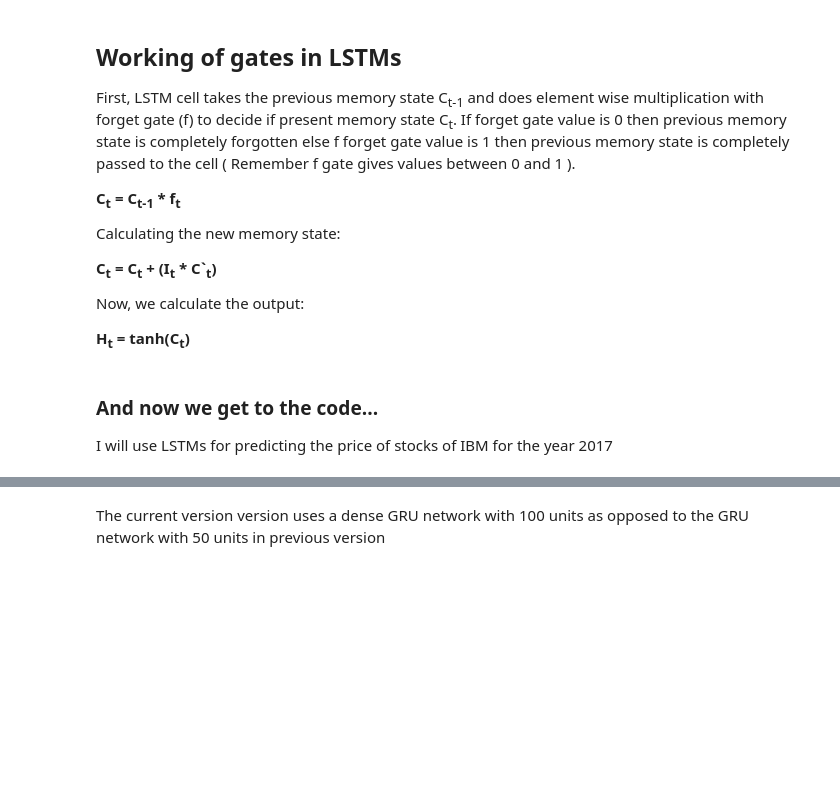
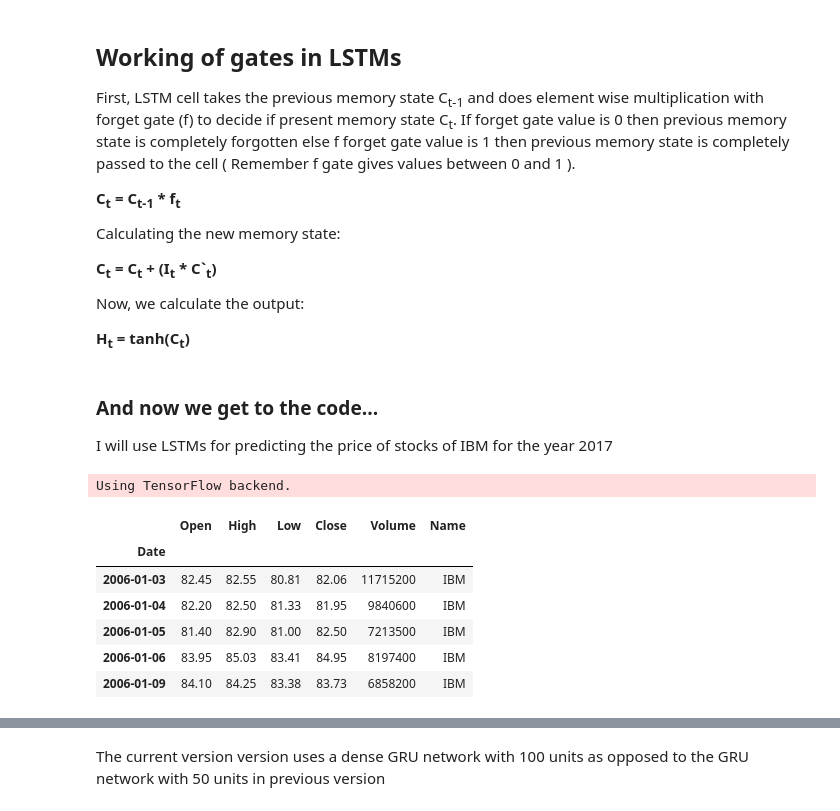
Before and after one commit to Killian604/learnKeras, a Jupyter notebook: opensourceKernelExamples/Siddharth Yadav - intro-to-recurrent-neural-networks-lstm-gru.ipynb, the cells around one changed output, grey strips where cells are left out. Cells and saved outputs as stored; diff of their text form; code cells hidden in the pictures; blank space fills up the shorter version.

```diff
--- a/opensourceKernelExamples/Siddharth Yadav - intro-to-recurrent-neural-networks-lstm-gru.ipynb
+++ b/opensourceKernelExamples/Siddharth Yadav - intro-to-recurrent-neural-networks-lstm-gru.ipynb
@@ -112,3 +76,17 @@ print("Session setup successful")
+# %%
+# Importing the libraries
+import numpy as np
+import matplotlib.pyplot as plt
+plt.style.use('fivethirtyeight')
+import pandas as pd
+from sklearn.preprocessing import MinMaxScaler
+from keras.models import Sequential
+from keras.layers import Dense, LSTM, Dropout, GRU, Bidirectional
+from keras.optimizers import SGD
+import math
+from sklearn.metrics import mean_squared_error
+# %% [output]
+Using TensorFlow backend.
 # %%
 # Some functions to help out with
 def plot_predictions(test,predicted):
@@ -129,7 +104,15 @@ os.listdir(stock_data_path)[:5]
 # %%
 # First, we get the data
-dataset = pd.read_csv(stock_data_path + 'IBM_2006-01-01_to_2018-01-01.csv', index_col='Date', parse_dates=['Date'])
+dataset = pd.read_csv('../data/stock-time-series-20050101-to-20171231/IBM_2006-01-01_to_2018-01-01.csv', index_col='Date', parse_dates=['Date'])
 dataset.head()
+# %% [output]
+|  | Open | High | Low | Close | Volume | Name |
+| Date |  |  |  |  |  |  |
+| 2006-01-03 | 82.45 | 82.55 | 80.81 | 82.06 | 11715200 | IBM |
+| 2006-01-04 | 82.20 | 82.50 | 81.33 | 81.95 | 9840600 | IBM |
+| 2006-01-05 | 81.40 | 82.90 | 81.00 | 82.50 | 7213500 | IBM |
+| 2006-01-06 | 83.95 | 85.03 | 83.41 | 84.95 | 8197400 | IBM |
+| 2006-01-09 | 84.10 | 84.25 | 83.38 | 83.73 | 6858200 | IBM |
 # %%
 # Checking for missing values
 training_set = dataset[:'2016'].iloc[:,1:2].values
```
Also changed, not shown: parts of 6 cells of this notebook.
